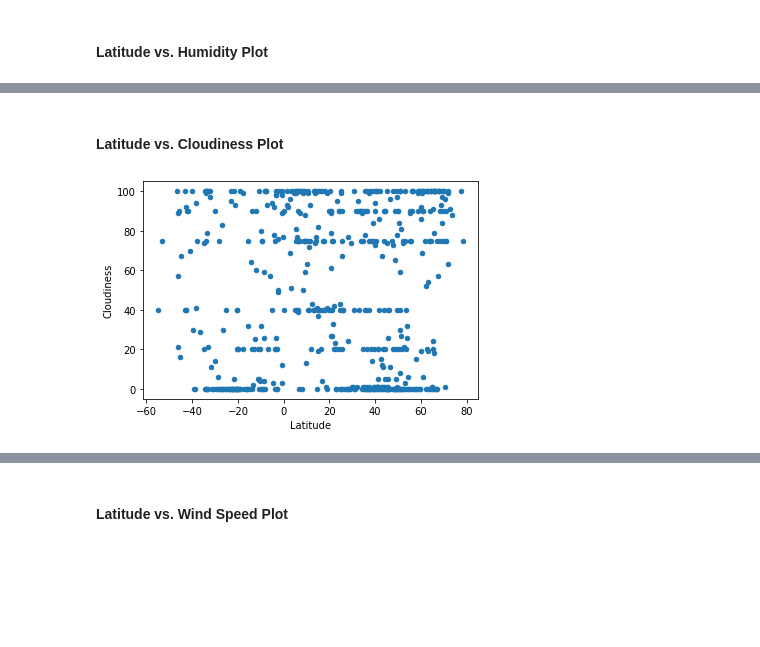
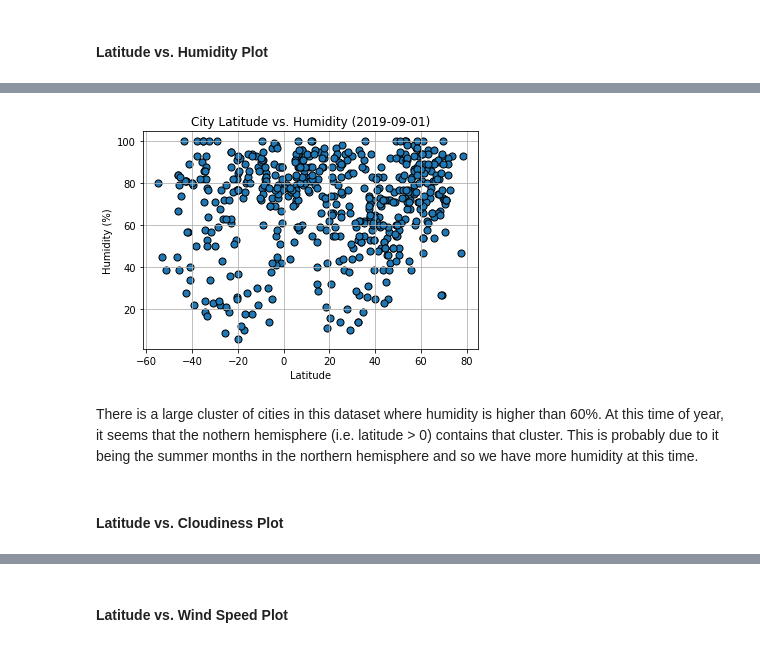
Before and after one commit to c-l-nguyen/python-api-challenge, a Jupyter notebook: WeatherPy/WeatherPy.ipynb, the cells around one changed output, grey strips where cells are left out. Drawn from its saved outputs; the diff is of its cells as text; code cells hidden in the pictures; blank space fills up the shorter version.

```diff
--- a/WeatherPy/WeatherPy.ipynb
+++ b/WeatherPy/WeatherPy.ipynb
@@ -196,6 +211,14 @@ city_weather_df.plot(kind="scatter", x="Latitude", y="Humidity");
+# %%
+date = city_weather_df["Converted Date"][0]
+
+ax = city_weather_df.plot(kind="scatter", x="Latitude", y="Humidity", edgecolor='k', facecolor='b', s=50)
+ax.set_title(f"City Latitude vs. Humidity ({date})");
+ax.set_xlabel("Latitude");
+ax.set_ylabel("Humidity (%)");
+ax.grid();
+# %% [output]
+[figure, added]
+# %% [markdown]
+There is a large cluster of cities in this dataset where humidity is higher than 60%. At this time of year, it seems that the nothern hemisphere (i.e. latitude > 0) contains that cluster. This is probably due to it being the summer months in the northern hemisphere and so we have more humidity at this time.
 # %% [markdown]
 #### Latitude vs. Cloudiness Plot
-# %%
-city_weather_df.plot(kind="scatter", x="Latitude", y="Cloudiness");
-# %% [output]
-[figure, removed]
```
Also changed, not shown: parts of 24 cells of this notebook, 1 other file.
